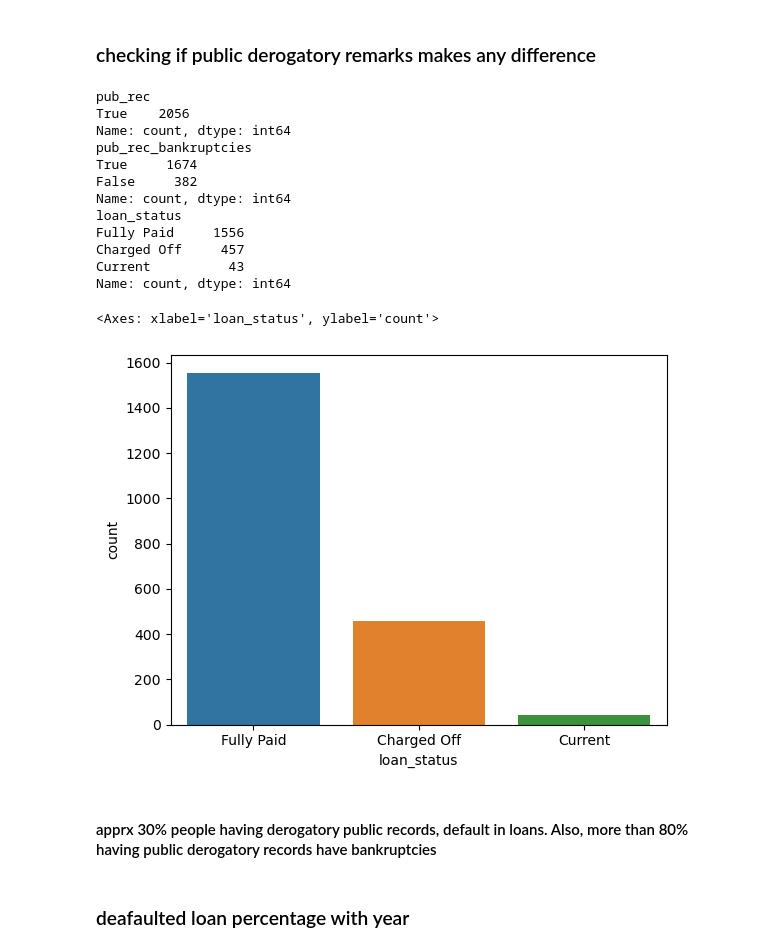
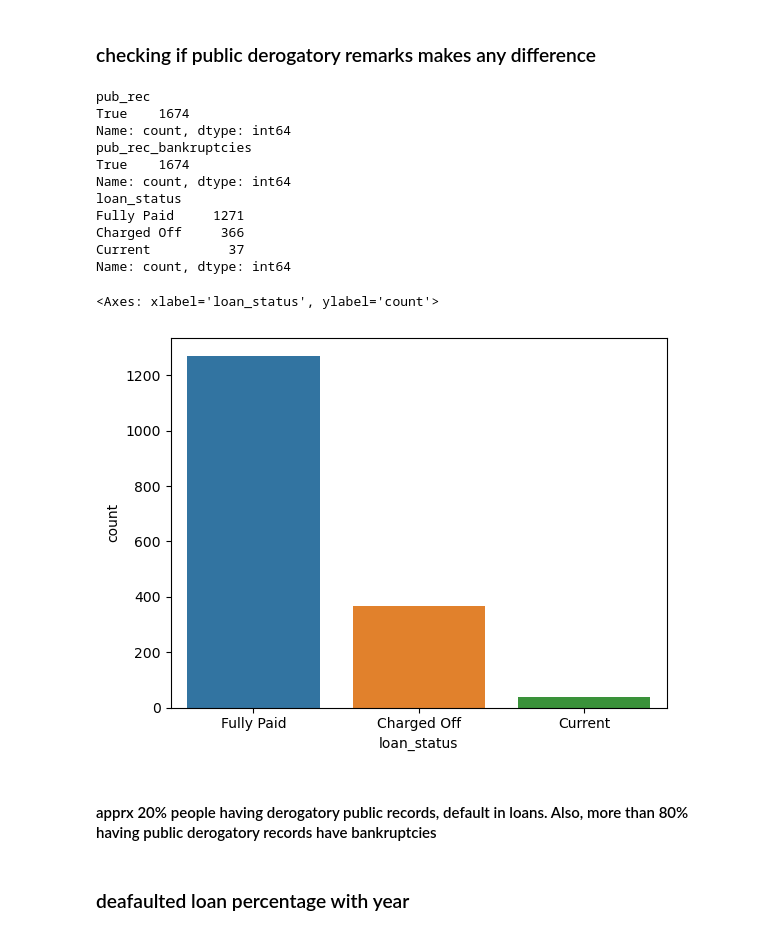
Before and after one commit to goyalanshul1303/LendingClubCaseStudy, a Jupyter notebook: loan.ipynb, the cells around one changed output. Saved outputs shown, nothing was run; the diff lists cells and outputs as text; code cells hidden in the pictures.

Commit message:
loan notebook updated commit

```diff
--- a/loan.ipynb
+++ b/loan.ipynb
@@ -418,29 +397,28 @@ loan['pub_rec'] = loan['pub_rec'].apply(lambda x: True if x == 1 else False)
 # %%
 loan['pub_rec_bankruptcies'] = loan['pub_rec_bankruptcies'].apply(lambda x: True if x == 1 else False)
 # %%
-loan_pub_rec = loan[(loan['pub_rec'] == True) | (loan['pub_rec_bankruptcies'] == True)]
+loan_pub_rec = loan[(loan['pub_rec'] == True) & (loan['pub_rec_bankruptcies'] == True)]
 #print(loan_pub_rec.shape)
 print(loan_pub_rec['pub_rec'].value_counts())
 print(loan_pub_rec['pub_rec_bankruptcies'].value_counts())
 print(loan_pub_rec['loan_status'].value_counts())
 seaborn.barplot(loan_pub_rec, x=loan_pub_rec['loan_status'].value_counts().index, y=loan_pub_rec['loan_status'].value_counts())
 # %% [output]
 pub_rec
-True    2056
+True    1674
 Name: count, dtype: int64
 pub_rec_bankruptcies
-True     1674
-False     382
+True    1674
 Name: count, dtype: int64
 loan_status
-Fully Paid     1556
-Charged Off     457
-Current          43
+Fully Paid     1271
+Charged Off     366
+Current          37
 Name: count, dtype: int64
 <Axes: xlabel='loan_status', ylabel='count'>
-[figure, old version]
+[figure, new version]
 # %% [markdown]
-#### apprx 30% people having derogatory public records, default in loans. Also, more than 80% having public derogatory records have bankruptcies
+#### apprx 20% people having derogatory public records, default in loans. Also, more than 80% having public derogatory records have bankruptcies
 # %% [markdown]
 ### deafaulted loan percentage with year
 # %%
```
Also changed, not shown: parts of 8 cells of this notebook, 1 other file.
